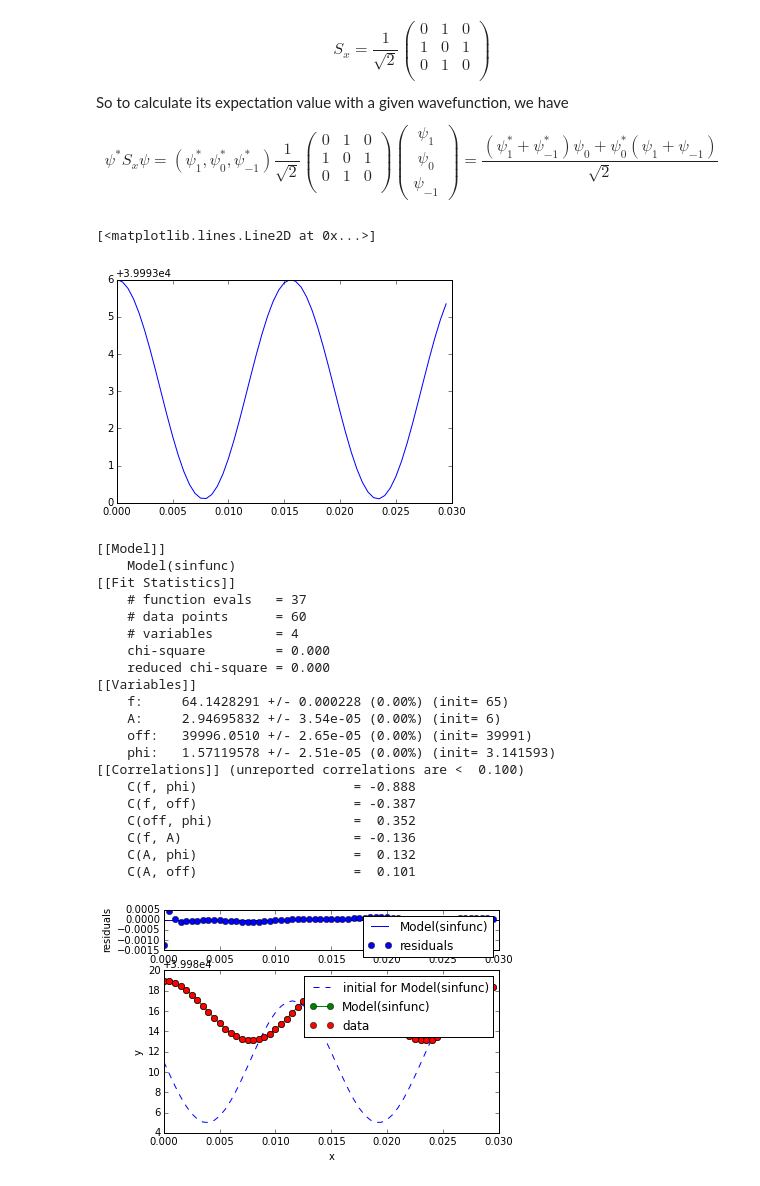
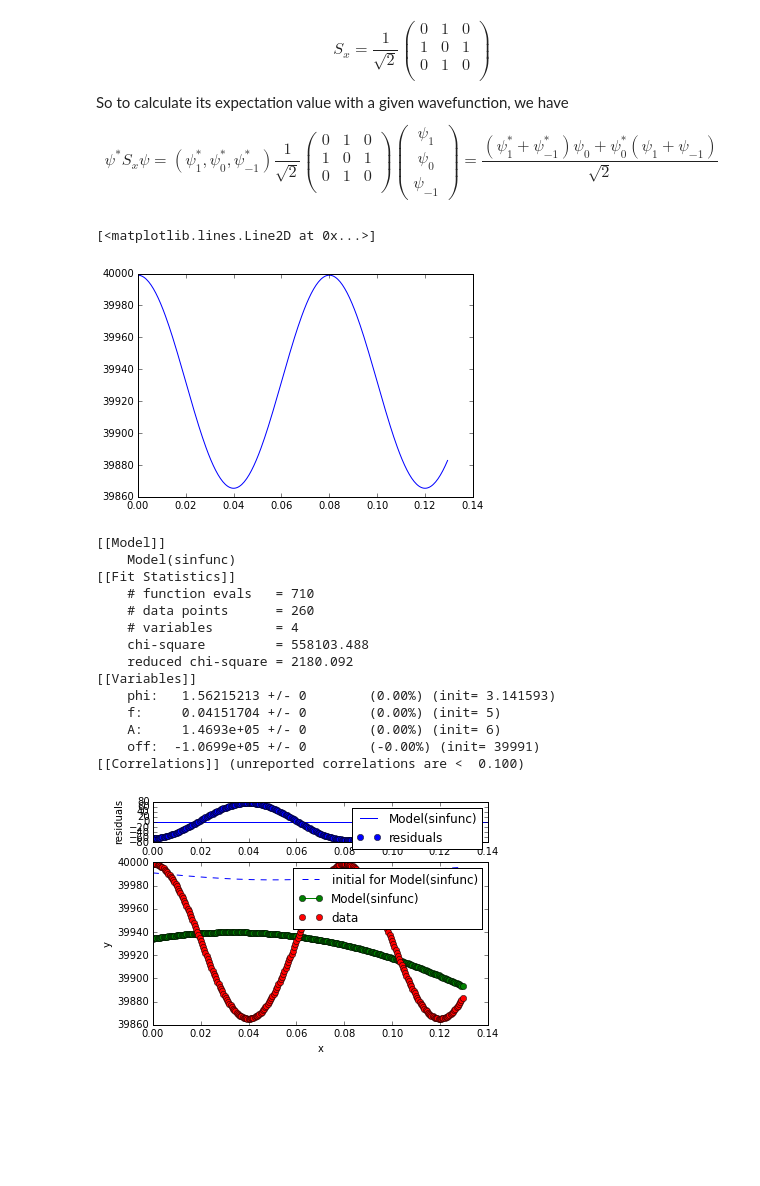
Before and after one commit to ZachGlassman/MySpinorSim, a Jupyter notebook: MeanField/SMA Spinor Oscillations - Single.ipynb, the cells around one changed output. Cells and saved outputs as stored; diff of their text form; code cells hidden in the pictures; blank space fills up the shorter version.

```diff
--- a/MeanField/SMA Spinor Oscillations - Single.ipynb
+++ b/MeanField/SMA Spinor Oscillations - Single.ipynb
@@ -65,7 +65,7 @@ rho_0 = Operator(np.array([[0,0,0],[0,1,0],[0,0,0]]),r'$\rho_0$')
 # %%
 #define problem parameters
 dt = .1e-5
-tfinal = .03
+tfinal = .13
 #allot arrays
 t = np.linspace(0,tfinal,int(tfinal/dt))
 
@@ -87,9 +87,9 @@ pm1 = 0
 qu1 =0
 qu0 = 0
 qum1= 0
-q1 = 0
-q0 = -2 *np.pi* 1109 + 2*np.pi* 832
-qm1=0
+q1 = 2*np.pi * 277*B**2
+q0 = 0
+qm1=q1
 c = 2*np.pi*36
 
 B_arr = validate(B,t)
@@ -146,43 +146,37 @@ ans = get_exp_values(solve_system(state),step_size)
 plt.plot(t[::step_size],ans[0]*N)
 # %% [output]
 [<matplotlib.lines.Line2D at 0x...>]
-[figure, old version]
+[figure, new version]
 # %%
 from lmfit import Model
 def sinfunc(x,A,f,off,phi):
     return A * np.sin(2*np.pi*f*x+phi)+off
 sinmod = Model(sinfunc)
 # %%
-pars = sinmod.make_params(A = 6,f = 65, off = 39991,phi=np.pi)
+pars = sinmod.make_params(A = 6,f = 5, off = 39991,phi=np.pi)
 pars['phi'].min = 0
 pars['phi'].max = 2*np.pi
 pars['A'].min = 0
 fit = sinmod.fit(x = t[::step_size],data = ans[0]*N,params = pars)
 fit.plot(fitfmt='-o');
 print(fit.fit_report())
 #help(fit)
 # %% [output]
 [[Model]]
     Model(sinfunc)
 [[Fit Statistics]]
-    # function evals   = 37
-    # data points      = 60
+    # function evals   = 710
+    # data points      = 260
     # variables        = 4
-    chi-square         = 0.000
-    reduced chi-square = 0.000
+    chi-square         = 558103.488
+    reduced chi-square = 2180.092
 [[Variables]]
-    f:     64.1428291 +/- 0.000228 (0.00%) (init= 65)
-    A:     2.94695832 +/- 3.54e-05 (0.00%) (init= 6)
-    off:   39996.0510 +/- 2.65e-05 (0.00%) (init= 39991)
-    phi:   1.57119578 +/- 2.51e-05 (0.00%) (init= 3.141593)
+    phi:   1.56215213 +/- 0        (0.00%) (init= 3.141593)
+    f:     0.04151704 +/- 0        (0.00%) (init= 5)
+    A:     1.4693e+05 +/- 0        (0.00%) (init= 6)
+    off:  -1.0699e+05 +/- 0        (-0.00%) (init= 39991)
 [[Correlations]] (unreported correlations are <  0.100)
-    C(f, phi)                    = -0.888
-    C(f, off)                    = -0.387
-    C(off, phi)                  =  0.352
-    C(f, A)                      = -0.136
-    C(A, phi)                    =  0.132
-    C(A, off)                    =  0.101
-[figure, old version]
+[figure, new version]
 # %%
 fig, ax = plt.subplots(3,1)
 for i in range(3):
```
Also changed, not shown: parts of 1 cell of this notebook, 7 other files.
